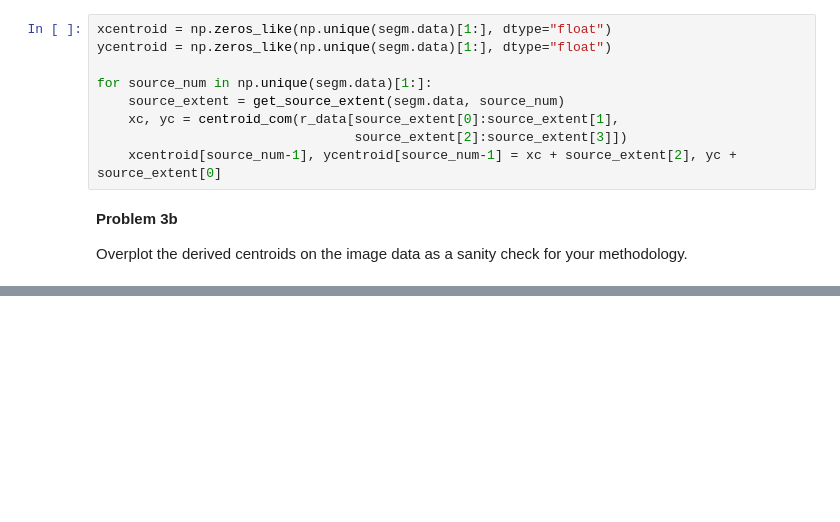
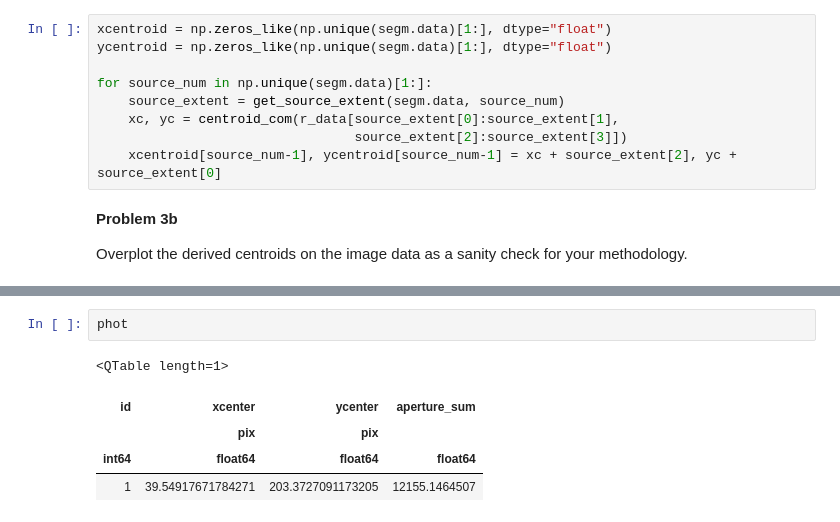
Before and after one commit to adamamiller/LSSTC-DSFP, a Jupyter notebook: wk5Jan18/MultiwavelengthPhotometrySolutions.ipynb, the cells around one changed output, grey strips where cells are left out. Cells and saved outputs as stored; diff of their text form; blank space fills up the shorter version.

Commit message:
Add elliptical aperture photometry

```diff
--- a/wk5Jan18/MultiwavelengthPhotometry.ipynb
+++ b/wk5Jan18/MultiwavelengthPhotometrySolutions.ipynb
@@ -188,0 +255,8 @@ ax1.plot(xcentroid, ycentroid, 'x', color="red", ms=12, mew=3)
+# %%
+phot
+# %% [output]
+<QTable length=1>
+| id | xcenter | ycenter | aperture_sum |
+|  | pix | pix |  |
+| int64 | float64 | float64 | float64 |
+| 1 | 39.54917671784271 | 203.3727091173205 | 12155.1464507 |
```
Also changed, not shown: parts of 12 cells of this notebook.
